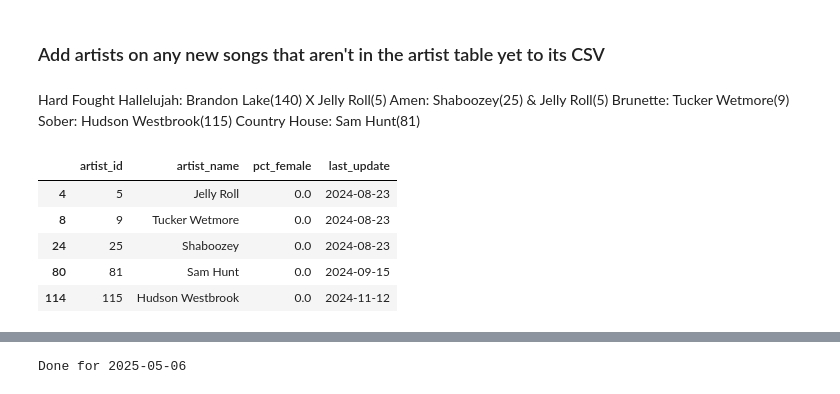
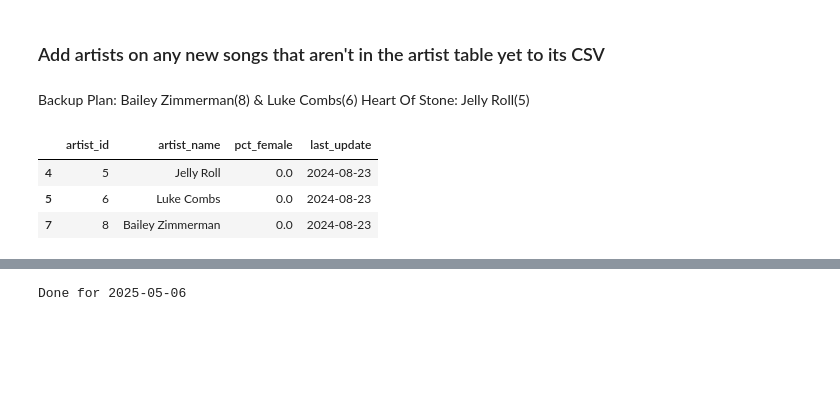
Before and after one commit to jwmanahan/billboard, a Jupyter notebook: add_new_week.ipynb, the cells around one changed output, grey strips where cells are left out. Cells and saved outputs as stored; diff of their text form; code cells hidden in the pictures; blank space fills up the shorter version.

```diff
--- a/add_new_week.ipynb
+++ b/add_new_week.ipynb
@@ -145,30 +145,22 @@ print(list(new_song_to_rank.keys()))
 # %% [markdown]
 ### Add artists on any new songs that aren't in the artist table yet to its CSV
 # %% [markdown]
-Hard Fought Hallelujah: Brandon Lake(140) X Jelly Roll(5)
-Amen: Shaboozey(25) & Jelly Roll(5)
-Brunette: Tucker Wetmore(9)
-Sober: Hudson Westbrook(115)
-Country House: Sam Hunt(81)
+Backup Plan: Bailey Zimmerman(8) & Luke Combs(6)
+Heart Of Stone: Jelly Roll(5)
 # %%
 df_artist = pd.read_csv('source_data/artist.csv')
 # %%
 new_song_artists = [
-    'Brandon Lake'
+    'Bailey Zimmerman'
+    , 'Luke Combs'
     , 'Jelly Roll'
-    , 'Shaboozey'
-    , 'Tucker Wetmore'
-    , 'Hudson Westbrook'
-    , 'Sam Hunt'
 ]
 df_artist[df_artist['artist_name'].isin(new_song_artists)]
 # %% [output]
 |  | artist_id | artist_name | pct_female | last_update |
 | 4 | 5 | Jelly Roll | 0.0 | 2024-08-23 |
-| 8 | 9 | Tucker Wetmore | 0.0 | 2024-08-23 |
-| 24 | 25 | Shaboozey | 0.0 | 2024-08-23 |
-| 80 | 81 | Sam Hunt | 0.0 | 2024-09-15 |
-| 114 | 115 | Hudson Westbrook | 0.0 | 2024-11-12 |
+| 5 | 6 | Luke Combs | 0.0 | 2024-08-23 |
+| 7 | 8 | Bailey Zimmerman | 0.0 | 2024-08-23 |
 # %%
 df_artist['artist_id'].max()
 # %% [output]
```
Also changed, not shown: parts of 25 cells of this notebook, 4 other files.
